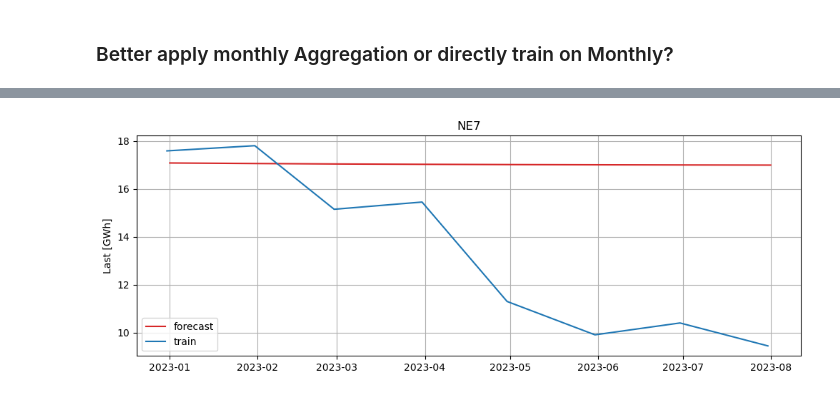
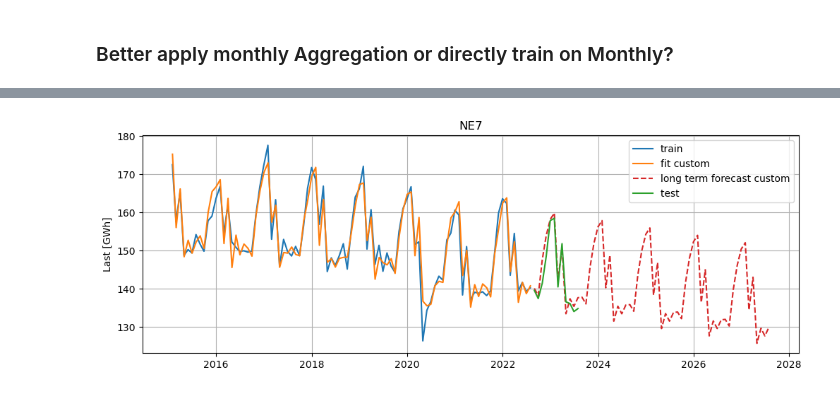
Before and after one commit to sbuse/ts_forecasting, a Jupyter notebook: mittelfristlastprognose/scripts_daily/STATS/sktime custom forecast.ipynb, the cells around one changed output, grey strips where cells are left out. Drawn from its saved outputs; the diff is of its cells as text; code cells hidden in the pictures.

Commit message:
improving monthly predictions

```diff
--- a/mittelfristlastprognose/scripts_daily/STATS/sktime custom forecast.ipynb
+++ b/mittelfristlastprognose/scripts_daily/STATS/sktime custom forecast.ipynb
@@ -89,14 +87,0 @@ test.index = y_pred.index
-# %%
-def resample_fix_ends(pdf,frequency):
-  """
-  The function resamples the data according to the sampling frequency.
-  Often the first and the last data-point are deviating a lot from the rest of the series.
-  As a simple fix i will just delete the first and the last value if they deviate more than 20% to their neighbour.
-  """
-  pdf = pdf.resample(frequency.upper()).sum(min_count=1) #"D,W,M"
-  for column in pdf.columns:
-    if pdf[column].iloc[0] < 0.8*pdf[column].iloc[1]:
-      pdf = pdf.drop(pdf.index[0])
-    if pdf[column].iloc[-1] < 0.8*pdf[column].iloc[-2]:
-      pdf = pdf.drop(pdf.index[-1])
-  return pdf
@@ -139,8 +127,8 @@ pdf_test  = resample_fix_ends(pdf_test, "M")
 
 forecaster = TransformedTargetForecaster(
     [
-        # ("detrend", Detrender(forecaster=PolynomialTrendForecaster(degree=1))),
-        # ("deseasonalize", Deseasonalizer(model="additive", sp=12)),
+        ("detrend", Detrender(forecaster=PolynomialTrendForecaster(degree=1))),
+        ("deseasonalize", Deseasonalizer(model="additive", sp=12)),
         ("forecast", ARIMA() )
         #("forecast", regressor )
     ]
@@ -171,15 +151,28 @@ Freq: M, dtype: float64
+# %%
+idx = pd.period_range(start=pdf_train.index[0], end= pdf_train.index[-1], freq="M")
+horizon = ForecastingHorizon(idx, is_relative=False)
+
+fit  = forecaster.predict(fh=horizon)
+# %%
+idx = pd.period_range(start=pdf_test.index[0], periods=60, freq="M")
+horizon = ForecastingHorizon(idx, is_relative=False)
+
+five_years  = forecaster.predict(fh=horizon)
 # %%
 f, axes = plt.subplots(1, 1, figsize=(12, 4))
 
-axes.plot(y_pred.index.to_timestamp(how="end"), y_pred.values, color="tab:red", label="forecast")
-axes.plot(pdf_test, color="tab:blue", label="train")
+axes.plot(pdf_train, color="tab:blue", label="train")
+axes.plot(fit.index.to_timestamp(how="end"), fit.values, color="tab:orange", label="fit custom")
+#axes.plot(y_pred.index.to_timestamp(how="end"), y_pred.values, color="tab:red", label="forecast custom")
+axes.plot(five_years.index, five_years.values, color="tab:red", linestyle="--",label="long term forecast custom")
+axes.plot(pdf_test, color="tab:green", label="test ")
 axes.legend()
 axes.set_title("NE7")
 axes.set_ylabel("Last [GWh]")
 axes.grid()
 plt.show()
 # %% [output]
-[figure, old version]
+[figure, new version]
 # %%
 print(f"RMSE: {mean_squared_error(y_pred.values, pdf_test.values, squared=False)}")
 # %% [output]
```
Also changed, not shown: parts of 17 cells of this notebook, 3 other files.
